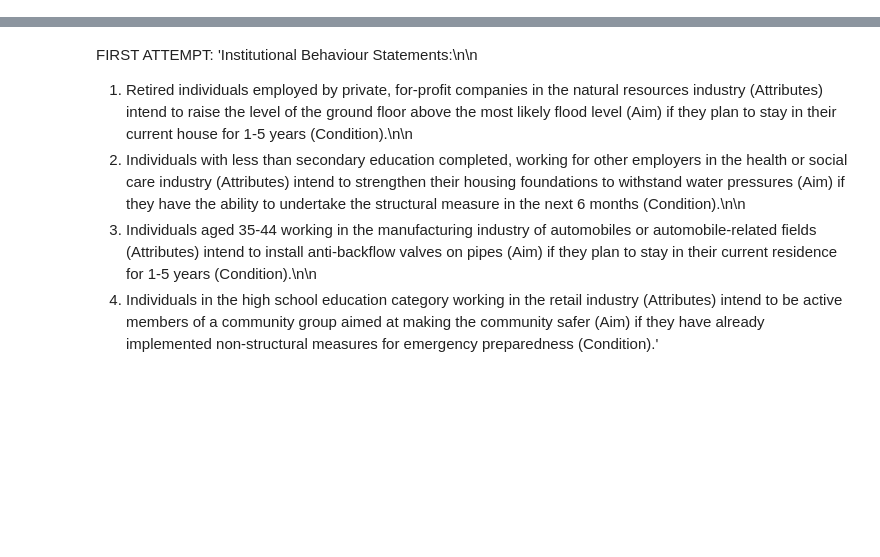
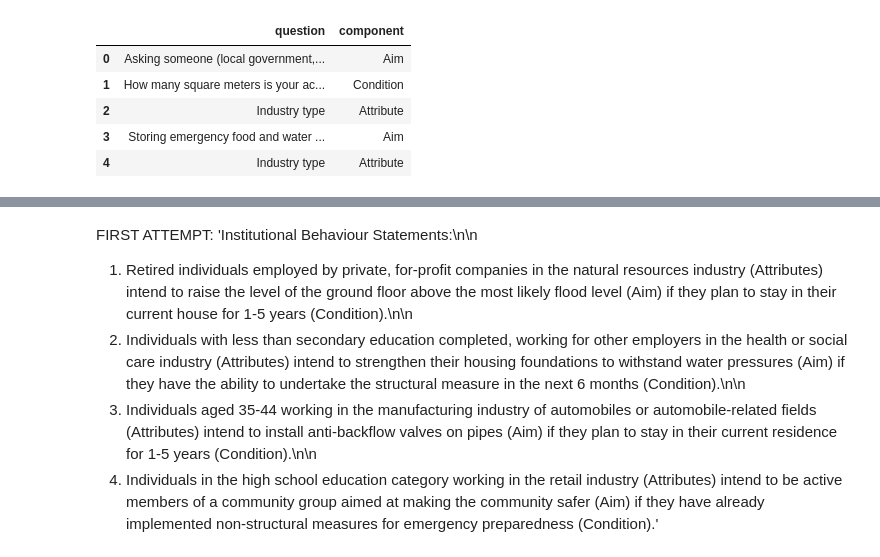
Before and after one commit to GeorgeGitHubbins/MScThesis-Extracting-InformalRules-from-Surveys, a Jupyter notebook: GPTTest.ipynb, the cells around one changed output, grey strips where cells are left out. Cells and saved outputs as stored; diff of their text form; code cells hidden in the pictures; blank space fills up the shorter version.

```diff
--- a/GPTTest.ipynb
+++ b/GPTTest.ipynb
@@ -40,0 +149,43 @@ aims = [k for k, v in question_adico_mapping.items() if 'Aim' in str(v) or 'Aim/
+# %%
+# Random sample of questions for demonstration
+sample_questions_answers = random.sample(list(survey_questions_filled['Combined Key']), 5)
+
+# Simplified and integrated prompt
+prompt = """You are a helpful assistant reviewing question-answer combinations from a survey to identify if they define an Attribute, Aim, or Condition based on the ADICO framework.
+An Attribute refers to demographics performing the aim action, e.g., “Households in Indonesia”.
+An Aim is the action performed if conditions are met, e.g., “reinforce foundations bi-yearly”.
+A Condition influences the action, e.g., “if they live with more than four people”.
+
+Please always output the same list of questions with their identified component(s)  in JSON structure that will be read using the following: categorized_questions_json = json.loads(response.choices[0].message.content) and categorized_questions = pd.DataFrame(categorized_questions_json['questions']).
+
+For each of the question-answer combinations below, identify them as an Attribute, Aim, or Condition:
+
+""" + "\n".join(sample_questions_answers)
+
+response = client.chat.completions.create(
+    model="gpt-3.5-turbo",  # Adjust engine as necessary
+    messages=[
+    {"role": "user", "content": prompt},
+    ],
+    temperature=0.5,
+    max_tokens=250,
+    top_p=1,
+    frequency_penalty=0,
+    presence_penalty=0
+)
+
+# Parse JSON
+categorized_questions_json = json.loads(response.choices[0].message.content)
+
+# Convert JSON to dataframe
+categorized_questions = pd.DataFrame(categorized_questions_json["questions"])
+
+# Display dataframe
+categorized_questions
+# %% [output]
+|  | question | component |
+| 0 | Asking someone (local government,... | Aim |
+| 1 | How many square meters is your ac... | Condition |
+| 2 | Industry type | Attribute |
+| 3 | Storing emergency food and water ... | Aim |
+| 4 | Industry type | Attribute |
```
Also changed, not shown: parts of 10 cells of this notebook.
